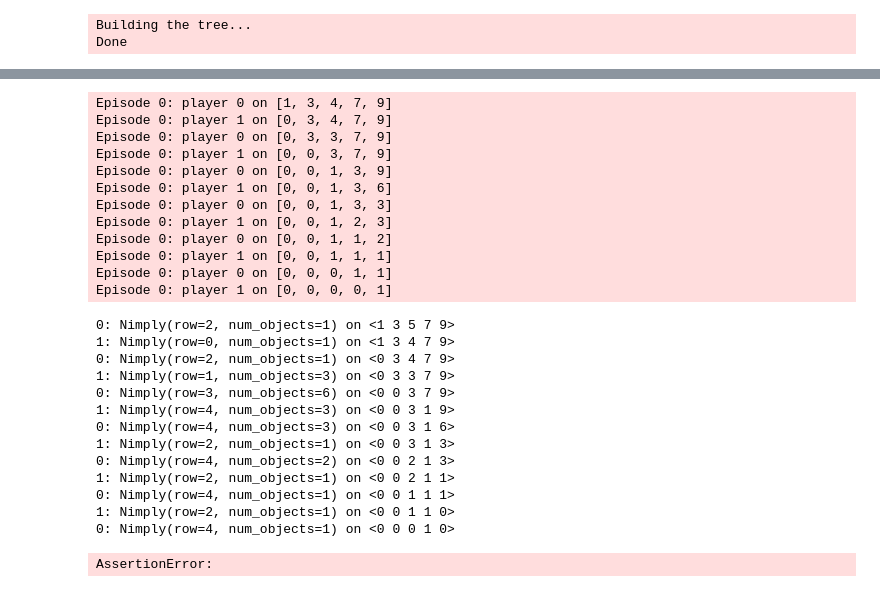
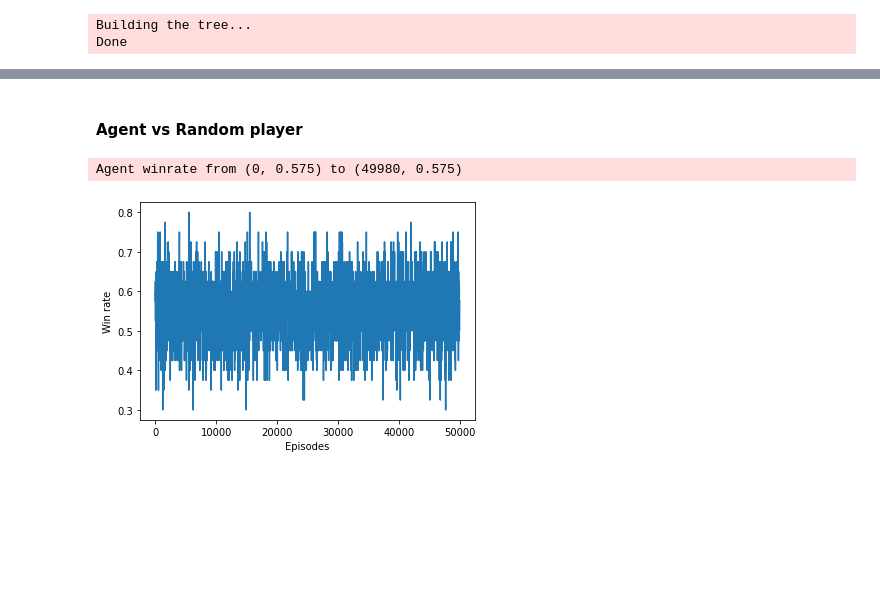
Before and after one commit to LuigiFederico/Computational-Intelligence, a Jupyter notebook: lab3/lab3_task4.ipynb, the cells around one changed output, grey strips where cells are left out. Saved outputs shown, nothing was run; the diff lists cells and outputs as text; code cells hidden in the pictures; blank space fills up the shorter version.

```diff
--- a/lab3/lab3_task4.ipynb
+++ b/lab3/lab3_task4.ipynb
@@ -250,30 +326,10 @@ Done
+# %% [markdown]
+#### Agent vs Random player
 # %%
 opponent = opponents[3]
-RL_nim(nim, game_tree, agent, opponent=opponent )
+log_lv1 = RL_nim(nim, game_tree, agent, opponent=opponent, episodes=50000, alternate_turns=False)
+logging.info(f'Agent winrate from {log_lv1[0]} to {log_lv1[len(log_lv1)-1]} ')
+plot_agent_winrates(log_lv1)
 # %% [output]
-Episode 0: player 0 on [1, 3, 4, 7, 9]
-Episode 0: player 1 on [0, 3, 4, 7, 9]
-Episode 0: player 0 on [0, 3, 3, 7, 9]
-Episode 0: player 1 on [0, 0, 3, 7, 9]
-Episode 0: player 0 on [0, 0, 1, 3, 9]
-Episode 0: player 1 on [0, 0, 1, 3, 6]
-Episode 0: player 0 on [0, 0, 1, 3, 3]
-Episode 0: player 1 on [0, 0, 1, 2, 3]
-Episode 0: player 0 on [0, 0, 1, 1, 2]
-Episode 0: player 1 on [0, 0, 1, 1, 1]
-Episode 0: player 0 on [0, 0, 0, 1, 1]
-Episode 0: player 1 on [0, 0, 0, 0, 1]
+Agent winrate from (0, 0.575) to (49980, 0.575)
-0: Nimply(row=2, num_objects=1) on <1 3 5 7 9>
-1: Nimply(row=0, num_objects=1) on <1 3 4 7 9>
-0: Nimply(row=2, num_objects=1) on <0 3 4 7 9>
-1: Nimply(row=1, num_objects=3) on <0 3 3 7 9>
-0: Nimply(row=3, num_objects=6) on <0 0 3 7 9>
-1: Nimply(row=4, num_objects=3) on <0 0 3 1 9>
-0: Nimply(row=4, num_objects=3) on <0 0 3 1 6>
-1: Nimply(row=2, num_objects=1) on <0 0 3 1 3>
-0: Nimply(row=4, num_objects=2) on <0 0 2 1 3>
-1: Nimply(row=2, num_objects=1) on <0 0 2 1 1>
-0: Nimply(row=4, num_objects=1) on <0 0 1 1 1>
-1: Nimply(row=2, num_objects=1) on <0 0 1 1 0>
-0: Nimply(row=4, num_objects=1) on <0 0 0 1 0>
-AssertionError:
+[figure, added]
```
Also changed, not shown: parts of 21 cells of this notebook, 1 other file.
